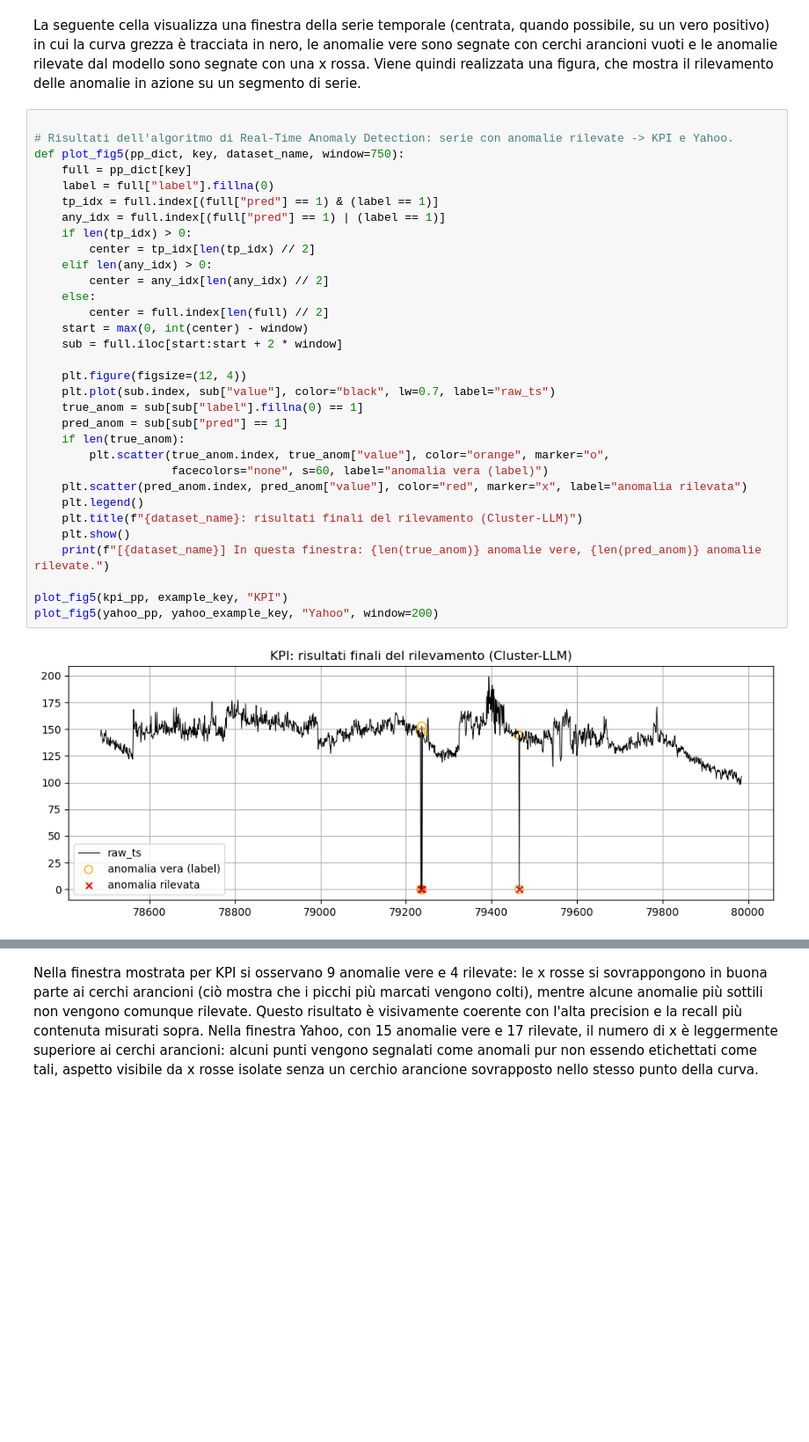
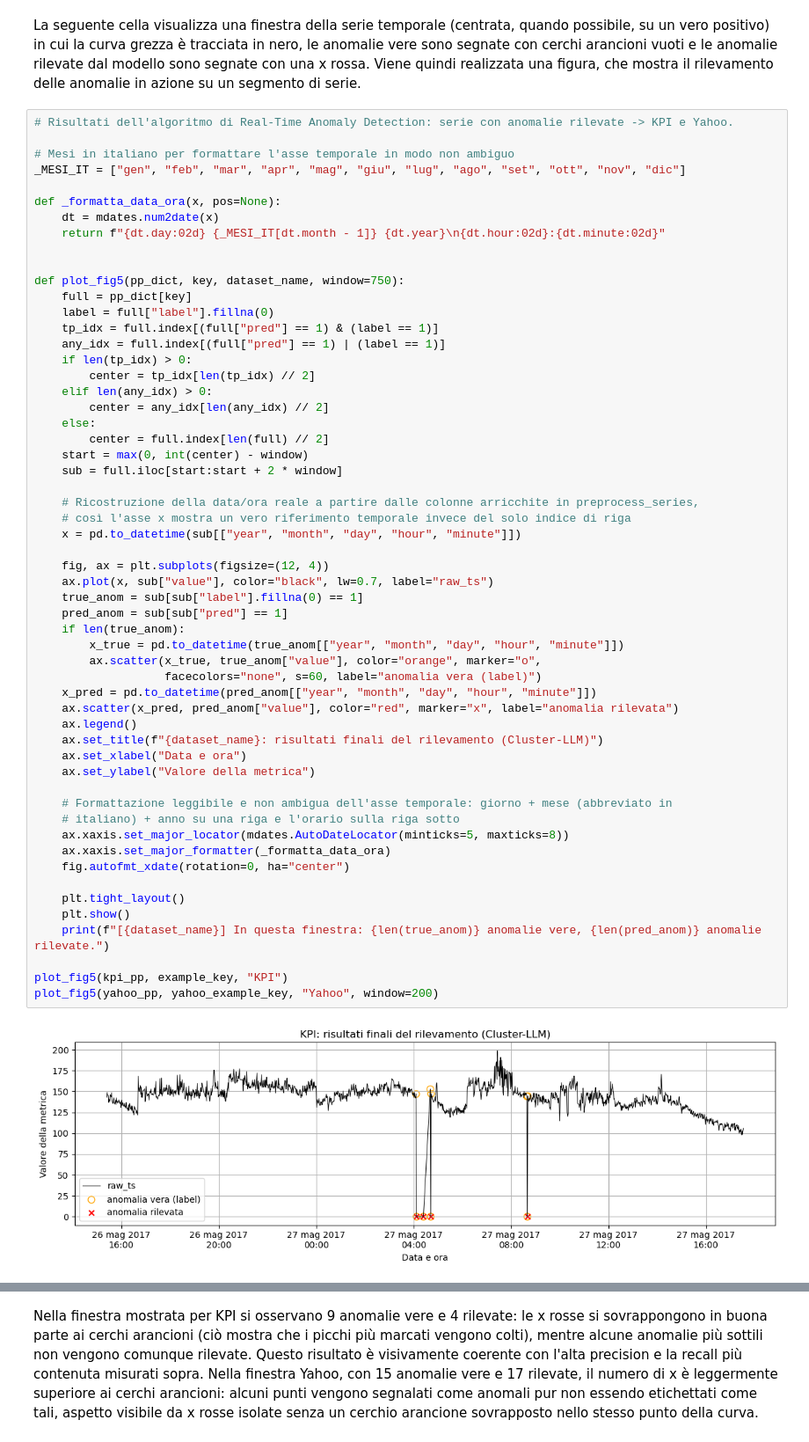
Before and after one commit to GiuliaSimoncini/LAB_Data_Mining, a Jupyter notebook: Cluster_LLM.ipynb, the cells around one changed output, grey strips where cells are left out. Shown at 88% size. Saved outputs shown, nothing was run; the diff lists cells and outputs as text; blank space fills up the shorter version.

```diff
--- a/Cluster_LLM.ipynb
+++ b/Cluster_LLM.ipynb
@@ -864,37 +874,61 @@ La latenza di rilevamento sulla serie d'esempio è pressoché istantanea (0,017s
 # %% [markdown]
 La seguente cella visualizza una finestra della serie temporale (centrata, quando possibile, su un vero positivo) in cui la curva grezza è tracciata in nero, le anomalie vere sono segnate con cerchi arancioni vuoti e le anomalie rilevate dal modello sono segnate con una x rossa. Viene quindi realizzata una figura, che mostra il rilevamento delle anomalie in azione su un segmento di serie.
 # %%
+# Risultati dell'algoritmo di Real-Time Anomaly Detection: serie con anomalie rilevate -> KPI e Yahoo.
 
-# Risultati dell'algoritmo di Real-Time Anomaly Detection: serie con anomalie rilevate -> KPI e Yahoo.
+# Mesi in italiano per formattare l'asse temporale in modo non ambiguo
+_MESI_IT = ["gen", "feb", "mar", "apr", "mag", "giu", "lug", "ago", "set", "ott", "nov", "dic"]
+
+def _formatta_data_ora(x, pos=None):
+    dt = mdates.num2date(x)
+    return f"{dt.day:02d} {_MESI_IT[dt.month - 1]} {dt.year}\n{dt.hour:02d}:{dt.minute:02d}"
+
+
 def plot_fig5(pp_dict, key, dataset_name, window=750):
     full = pp_dict[key]
     label = full["label"].fillna(0)
     tp_idx = full.index[(full["pred"] == 1) & (label == 1)]
     any_idx = full.index[(full["pred"] == 1) | (label == 1)]
     if len(tp_idx) > 0:
         center = tp_idx[len(tp_idx) // 2]
     elif len(any_idx) > 0:
         center = any_idx[len(any_idx) // 2]
     else:
         center = full.index[len(full) // 2]
     start = max(0, int(center) - window)
     sub = full.iloc[start:start + 2 * window]
 
-    plt.figure(figsize=(12, 4))
-    plt.plot(sub.index, sub["value"], color="black", lw=0.7, label="raw_ts")
+    # Ricostruzione della data/ora reale a partire dalle colonne arricchite in preprocess_series,
+    # così l'asse x mostra un vero riferimento temporale invece del solo indice di riga
+    x = pd.to_datetime(sub[["year", "month", "day", "hour", "minute"]])
+
+    fig, ax = plt.subplots(figsize=(12, 4))
+    ax.plot(x, sub["value"], color="black", lw=0.7, label="raw_ts")
     true_anom = sub[sub["label"].fillna(0) == 1]
     pred_anom = sub[sub["pred"] == 1]
     if len(true_anom):
-        plt.scatter(true_anom.index, true_anom["value"], color="orange", marker="o",
-                    facecolors="none", s=60, label="anomalia vera (label)")
-    plt.scatter(pred_anom.index, pred_anom["value"], color="red", marker="x", label="anomalia rilevata")
-    plt.legend()
-    plt.title(f"{dataset_name}: risultati finali del rilevamento (Cluster-LLM)")
+        x_true = pd.to_datetime(true_anom[["year", "month", "day", "hour", "minute"]])
+        ax.scatter(x_true, true_anom["value"], color="orange", marker="o",
+                   facecolors="none", s=60, label="anomalia vera (label)")
+    x_pred = pd.to_datetime(pred_anom[["year", "month", "day", "hour", "minute"]])
+    ax.scatter(x_pred, pred_anom["value"], color="red", marker="x", label="anomalia rilevata")
+    ax.legend()
+    ax.set_title(f"{dataset_name}: risultati finali del rilevamento (Cluster-LLM)")
+    ax.set_xlabel("Data e ora")
+    ax.set_ylabel("Valore della metrica")
+
+    # Formattazione leggibile e non ambigua dell'asse temporale: giorno + mese (abbreviato in
+    # italiano) + anno su una riga e l'orario sulla riga sotto
+    ax.xaxis.set_major_locator(mdates.AutoDateLocator(minticks=5, maxticks=8))
+    ax.xaxis.set_major_formatter(_formatta_data_ora)
+    fig.autofmt_xdate(rotation=0, ha="center")
+
+    plt.tight_layout()
     plt.show()
     print(f"[{dataset_name}] In questa finestra: {len(true_anom)} anomalie vere, {len(pred_anom)} anomalie rilevate.")
 
 plot_fig5(kpi_pp, example_key, "KPI")
 plot_fig5(yahoo_pp, yahoo_example_key, "Yahoo", window=200)
 # %% [output]
-[figure, old version]
+[figure, new version]
 [KPI] In questa finestra: 9 anomalie vere, 4 anomalie rilevate.
```
Also changed, not shown: parts of 10 cells of this notebook, 1 other file.
